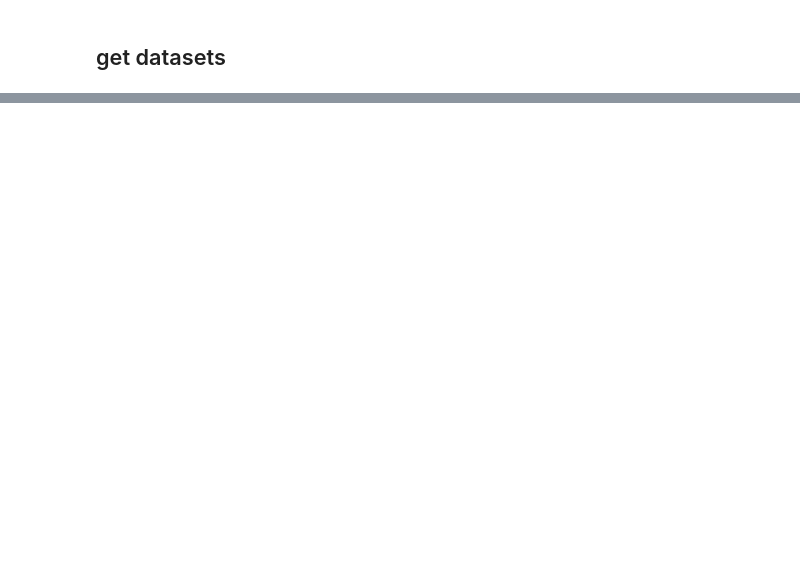
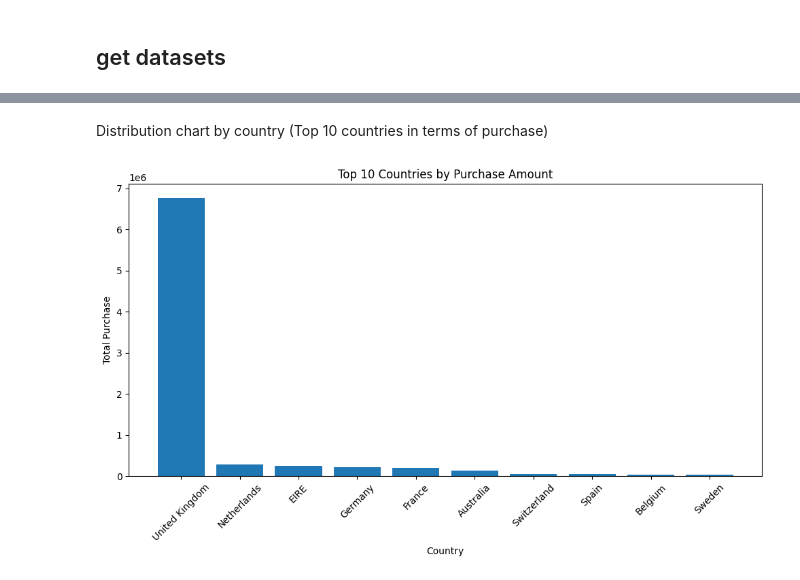
Before and after one commit to AhmedxEltras/Bigdata-Pyspark-using-Hadoop, a Jupyter notebook: Project.ipynb, the cells around one changed output, grey strips where cells are left out. Saved outputs shown, nothing was run; the diff lists cells and outputs as text; code cells hidden in the pictures; blank space fills up the shorter version.

```diff
--- a/Project.ipynb
+++ b/Project.ipynb
@@ -60,0 +135,8 @@ only showing top 5 rows
+# %%
+retail_clean = retail_df.dropna(subset=["InvoiceNo", "UnitPrice", "CustomerID"])
+retail_clean = retail_clean.withColumn("Quantity", col("Quantity").cast("int")) \
+                           .withColumn("UnitPrice", col("UnitPrice").cast("double")) \
+                           .withColumn("CustomerID", col("CustomerID").cast("int")) \
+                           .withColumn("InvoiceDate", col("InvoiceDate").cast("timestamp"))
+
+retail_clean.printSchema()
@@ -60,0 +363,6 @@ only showing top 5 rows
+# %%
+retail_clean = retail_clean.withColumn("TotalAmount", expr("Quantity * UnitPrice"))
+retail_clean.groupBy("InvoiceNo") \
+            .agg(sum("TotalAmount").alias("InvoiceTotal")) \
+            .orderBy("InvoiceTotal", ascending=False) \
+            .show(5)
@@ -60,0 +422,19 @@ only showing top 5 rows
+# %% [markdown]
+Distribution chart by country (Top 10 countries in terms of purchase)
+# %%
+top_countries = retail_clean.groupBy("Country") \
+    .agg(sum("TotalAmount").alias("Total Purchase")) \
+    .orderBy("Total Purchase", ascending=False) \
+    .limit(10) \
+    .toPandas()
+
+plt.figure(figsize=(10,6))
+plt.bar(top_countries["Country"], top_countries["Total Purchase"])
+plt.xticks(rotation=45)
+plt.title("Top 10 Countries by Purchase Amount")
+plt.xlabel("Country")
+plt.ylabel("Total Purchase")
+plt.tight_layout()
+plt.show()
+# %% [output]
+[figure, added]
```
Also changed, not shown: parts of 49 cells of this notebook.
